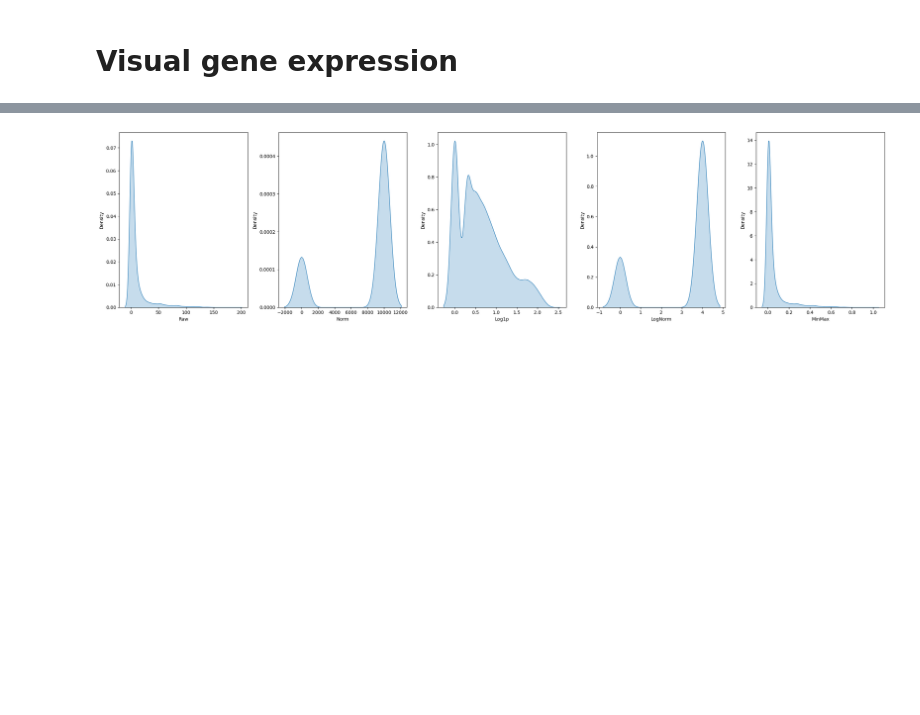
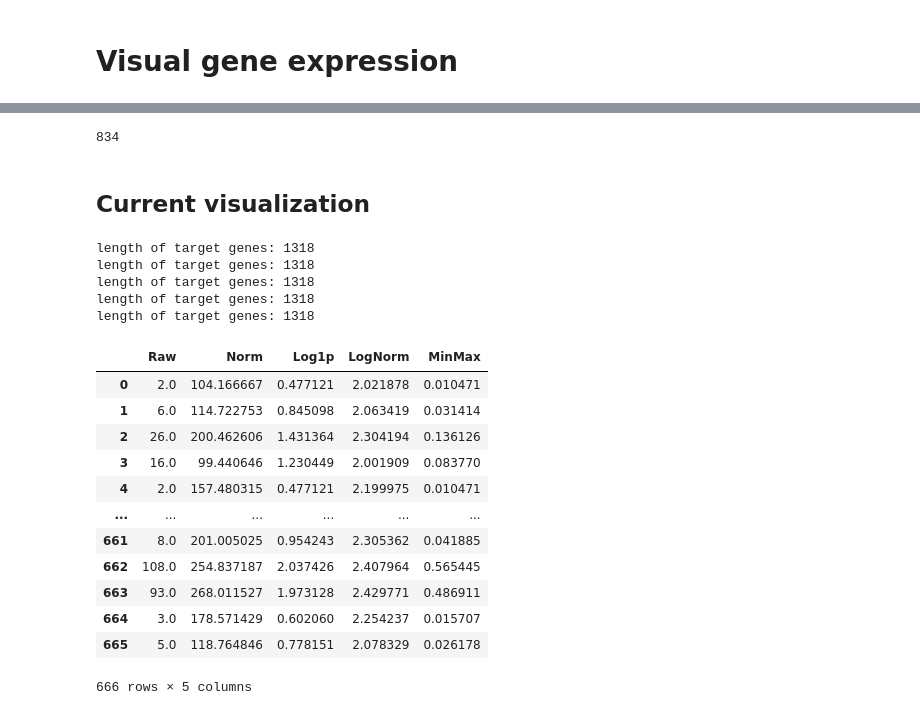
Before and after one commit to BiomedicalMachineLearning/DeepHis2Exp, a Jupyter notebook: Figures/Visual_augment.ipynb, the cells around one changed output, grey strips where cells are left out. Drawn from its saved outputs; the diff is of its cells as text; code cells hidden in the pictures; blank space fills up the shorter version.

```diff
--- a/Figures/Visual_augment.ipynb
+++ b/Figures/Visual_augment.ipynb
@@ -206,16 +205,46 @@ x
-# %%
-import seaborn as sns
-
-fig, axes = plt.subplots(1, 5, figsize=(24, 6))
-methods  = ['Raw', 'Norm', 'Log1p', 'LogNorm', 'MinMax']
-for i in range(5):
-    method = methods[i]
-    sns.kdeplot(data=x[method], common_norm=False, fill=True, ax=axes[i])
-
-plt.tight_layout()
-plt.show()
-# %% [output]
-[figure, removed]
+# %%
+exp[target_gene_list].columns.get_loc("PFN1")
+# %% [output]
+834
+# %% [markdown]
+## Current visualization
+# %%
+# Functional genes
+target_gene_list = np.load(f"../Dataset/Gene_list/Gene_list_func_Skin_cSCC.npy", allow_pickle=True)
+
+# Gene expression preprocessing
+exp_raw = expression_normalization(exp, "raw", target_gene_list)
+exp_norm = expression_normalization(exp, "norm", target_gene_list)
+exp_log = expression_normalization(exp, "log1p", target_gene_list)
+exp_lognorm = expression_normalization(exp, "lognorm", target_gene_list)
+exp_minmax = expression_normalization(exp, "minmax", target_gene_list)
+
+# Convert the numpy array to dataframe
+x = pd.DataFrame({"Raw": exp_raw.to_df().iloc[:,834]})
+x["Norm"] = exp_norm.to_df().iloc[:,834]
+x["Log1p"] = exp_log.to_df().iloc[:,834]
+x["LogNorm"] = exp_lognorm.to_df().iloc[:,834]
+x["MinMax"] = exp_minmax.to_df().iloc[:,834]
+x
+# %% [output]
+length of target genes: 1318
+length of target genes: 1318
+length of target genes: 1318
+length of target genes: 1318
+length of target genes: 1318
+|  | Raw | Norm | Log1p | LogNorm | MinMax |
+| 0 | 2.0 | 104.166667 | 0.477121 | 2.021878 | 0.010471 |
+| 1 | 6.0 | 114.722753 | 0.845098 | 2.063419 | 0.031414 |
+| 2 | 26.0 | 200.462606 | 1.431364 | 2.304194 | 0.136126 |
+| 3 | 16.0 | 99.440646 | 1.230449 | 2.001909 | 0.083770 |
+| 4 | 2.0 | 157.480315 | 0.477121 | 2.199975 | 0.010471 |
+| ... | ... | ... | ... | ... | ... |
+| 661 | 8.0 | 201.005025 | 0.954243 | 2.305362 | 0.041885 |
+| 662 | 108.0 | 254.837187 | 2.037426 | 2.407964 | 0.565445 |
+| 663 | 93.0 | 268.011527 | 1.973128 | 2.429771 | 0.486911 |
+| 664 | 3.0 | 178.571429 | 0.602060 | 2.254237 | 0.015707 |
+| 665 | 5.0 | 118.764846 | 0.778151 | 2.078329 | 0.026178 |
+666 rows × 5 columns
 # %%
 import seaborn as sns
 
```
Also changed, not shown: parts of 18 cells of this notebook, 2 other files.
